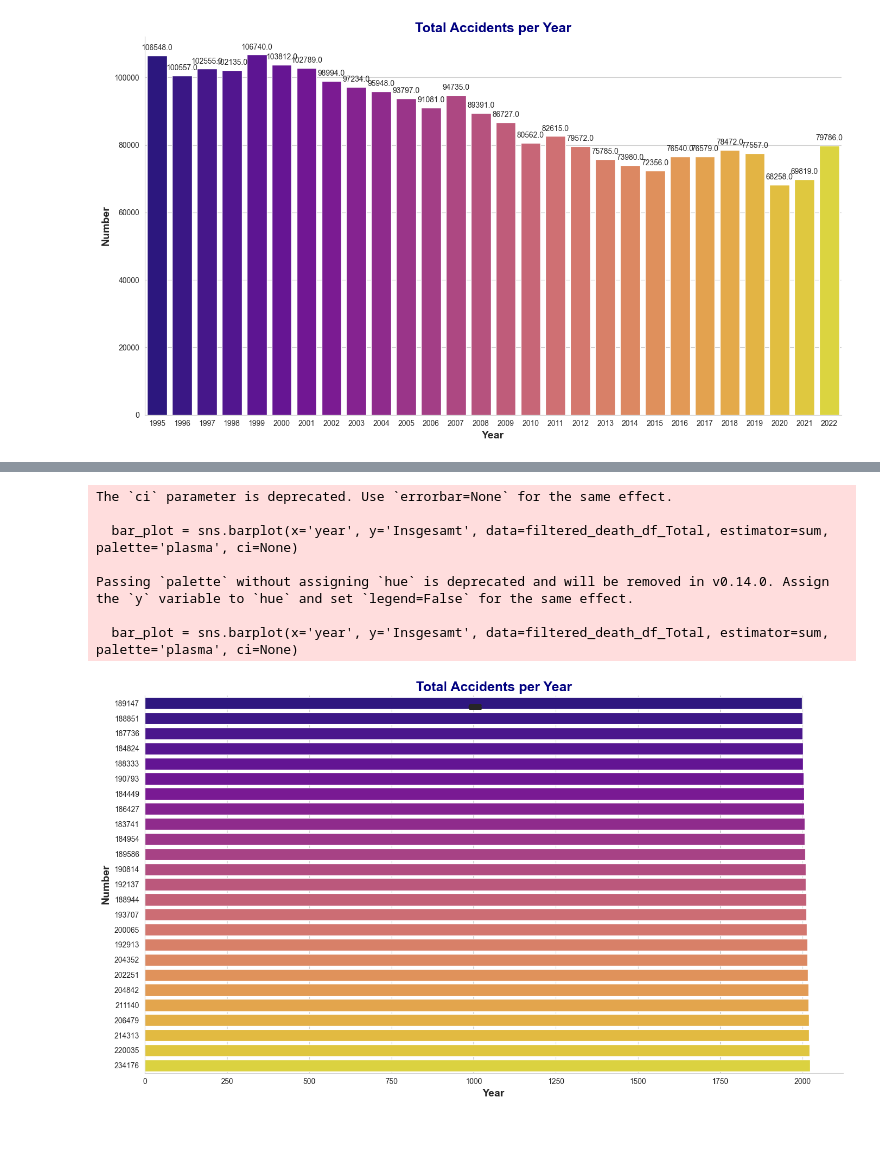
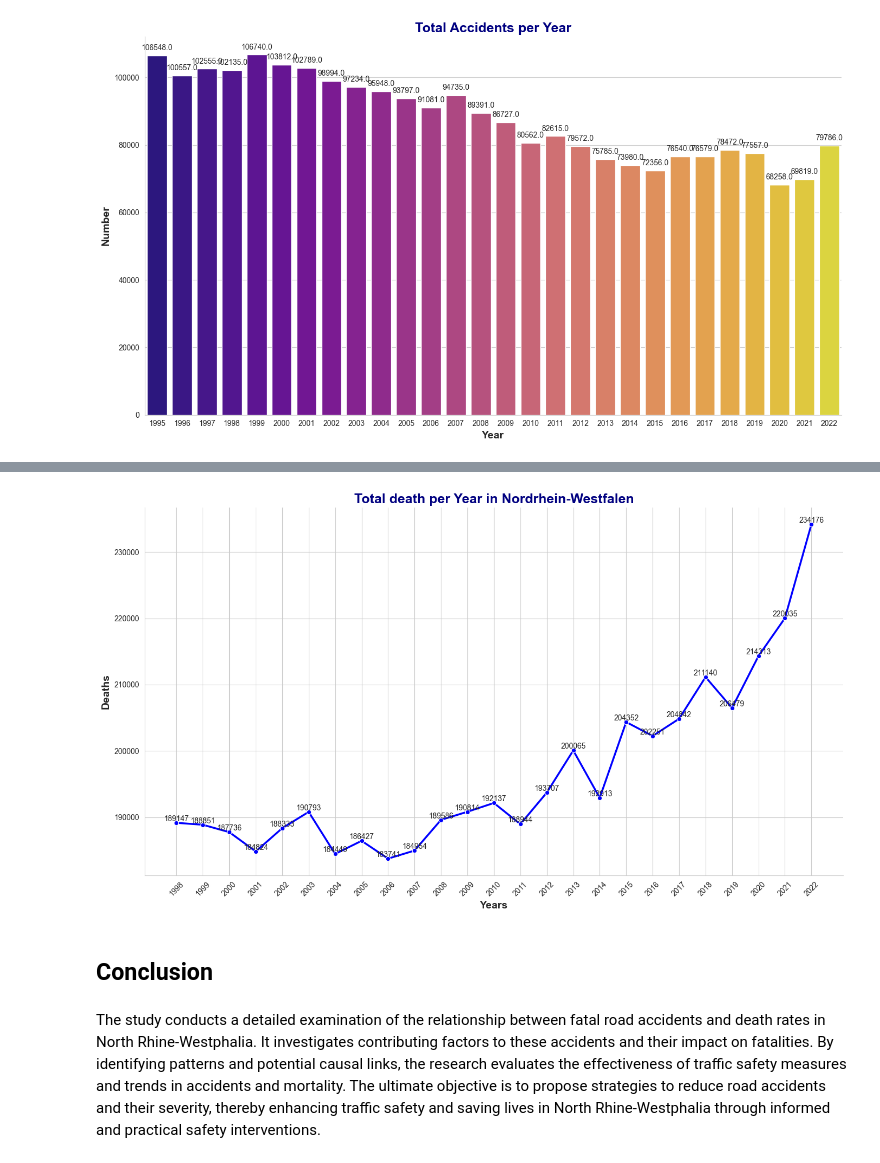
Before and after one commit to prathameshagare/made-template-ws2324, a Jupyter notebook: project/report.ipynb, the cells around one changed output, grey strips where cells are left out. Saved outputs shown, nothing was run; the diff lists cells and outputs as text; code cells hidden in the pictures; blank space fills up the shorter version.

```diff
--- a/project/report.ipynb
+++ b/project/report.ipynb
@@ -236,39 +244,36 @@ Passing `palette` without assigning `hue` is deprecated and will be removed in v
 # %%
 import matplotlib.pyplot as plt
 import seaborn as sns
 import pandas as pd
 
-# Ensure 'Insgesamt' is a numeric type if it's not
-# filtered_df['Insgesamt'] = pd.to_numeric(filtered_df['Insgesamt'], errors='coerce')
+# Plotting
+plt.figure(figsize=(14, 8))
 
-# Set the aesthetic style of the plots
-sns.set_style("whitegrid")
+# Using seaborn lineplot to create the line graph
+line_plot = sns.lineplot(x='year', y='Total', data=filtered_death_df_Total, marker='o', color='blue', linewidth=2.5)
 
-# Sum of 'Insgesamt' per year
-plt.figure(figsize=(14, 8))
-bar_plot = sns.barplot(x='year', y='Insgesamt', data=filtered_death_df_Total, estimator=sum, palette='plasma', ci=None)
+plt.title('Total death per Year in Nordrhein-Westfalen', fontsize=18, fontweight='bold', color='navy')
+plt.xlabel('Years', fontsize=14, fontweight='bold')
+plt.ylabel('Deaths', fontsize=14, fontweight='bold')
 
-plt.title('Total Accidents per Year', fontsize=18, fontweight='bold', color='navy')
-plt.xlabel('Year', fontsize=14, fontweight='bold')
-plt.ylabel('Number', fontsize=14, fontweight='bold')
+# Ensure every year is displayed on the x-axis
+plt.xticks(filtered_death_df_Total['year'].unique())
 
-# Adding the data labels on the bars
-for p in bar_plot.patches:
-    bar_plot.annotate(format(p.get_height(), '.1f'),
-                      (p.get_x() + p.get_width() / 2., p.get_height()),
-                      ha = 'center', va = 'center',
-                      xytext = (0, 10),
-                      textcoords = 'offset points')
+# Rotate the x-axis labels for better visibility (optional)
+plt.xticks(rotation=45)
+
+# Adding the data labels on the line plot
+for x, y in zip(filtered_death_df_Total['year'], filtered_death_df_Total['Total']):
+    plt.text(x, y, f'{y}', ha='center', va='bottom')
 
 sns.despine()  # Remove the top and right spines from plot
+plt.grid(True)  # Add grid for better readability
 plt.tight_layout()
 plt.show()
 # %% [output]
-The `ci` parameter is deprecated. Use `errorbar=None` for the same effect.
-
-  bar_plot = sns.barplot(x='year', y='Insgesamt', data=filtered_death_df_Total, estimator=sum, palette='plasma', ci=None)
-
-Passing `palette` without assigning `hue` is deprecated and will be removed in v0.14.0. Assign the `y` variable to `hue` and set `legend=False` for the same effect.
-
-  bar_plot = sns.barplot(x='year', y='Insgesamt', data=filtered_death_df_Total, estimator=sum, palette='plasma', ci=None)
-[figure, old version]
+[figure, new version]
+# %% [markdown]
+## Conclusion
+# %% [markdown]
+
+The study conducts a detailed examination of the relationship between fatal road accidents and death rates in North Rhine-Westphalia. It investigates contributing factors to these accidents and their impact on fatalities. By identifying patterns and potential causal links, the research evaluates the effectiveness of traffic safety measures and trends in accidents and mortality. The ultimate objective is to propose strategies to reduce road accidents and their severity, thereby enhancing traffic safety and saving lives in North Rhine-Westphalia through informed and practical safety interventions.
```
Also changed, not shown: parts of 6 cells of this notebook.
